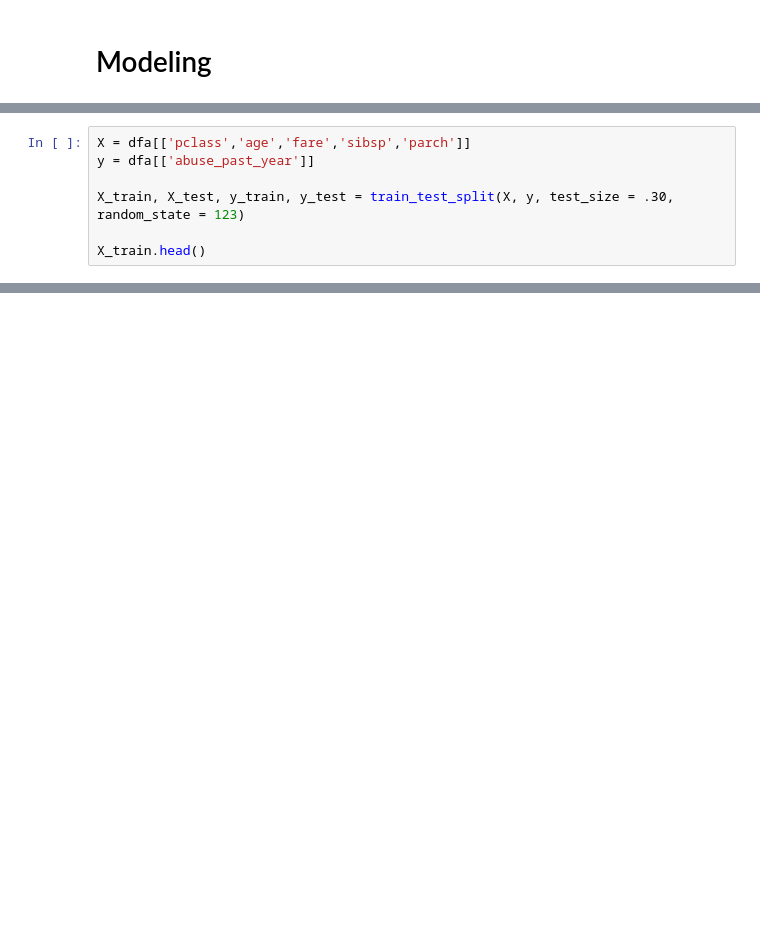
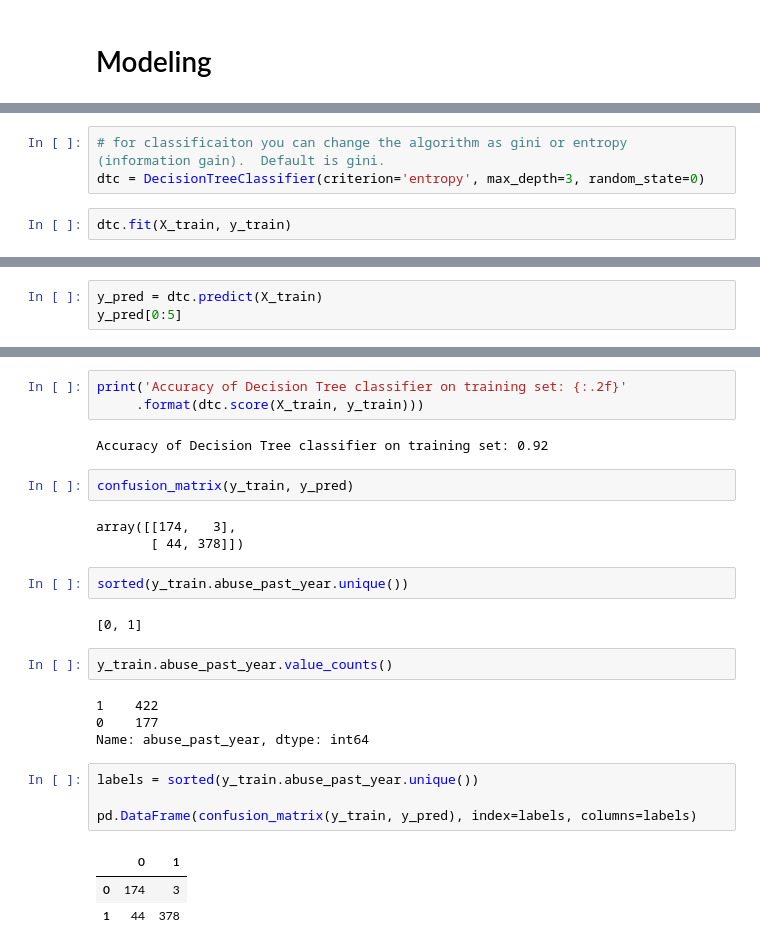
Before and after one commit to codeup-capstone-one/domestic-violence, a Jupyter notebook: dd-phase1.ipynb, the cells around one changed output, grey strips where cells are left out. Saved outputs shown, nothing was run; the diff lists cells and outputs as text; blank space fills up the shorter version.

```diff
--- a/dd-phase1.ipynb
+++ b/dd-phase1.ipynb
@@ -669,7 +729,0 @@ dfa.loc[(dfa['abuse_past_year'] >= 1) & (dfa['severity_increased'] <= 1)].shape
-# %%
-X = dfa[['pclass','age','fare','sibsp','parch']]
-y = dfa[['abuse_past_year']]
-
-X_train, X_test, y_train, y_test = train_test_split(X, y, test_size = .30, random_state = 123)
-
-X_train.head()
@@ -675,0 +773,5 @@ X_train.head()
+# %%
+# for classificaiton you can change the algorithm as gini or entropy (information gain).  Default is gini.
+dtc = DecisionTreeClassifier(criterion='entropy', max_depth=3, random_state=0)
+# %%
+dtc.fit(X_train, y_train)
@@ -675,0 +785,3 @@ X_train.head()
+# %%
+y_pred = dtc.predict(X_train)
+y_pred[0:5]
@@ -675,0 +801,28 @@ X_train.head()
+# %%
+print('Accuracy of Decision Tree classifier on training set: {:.2f}'
+     .format(dtc.score(X_train, y_train)))
+# %% [output]
+Accuracy of Decision Tree classifier on training set: 0.92
+# %%
+confusion_matrix(y_train, y_pred)
+# %% [output]
+array([[174,   3],
+       [ 44, 378]])
+# %%
+sorted(y_train.abuse_past_year.unique())
+# %% [output]
+[0, 1]
+# %%
+y_train.abuse_past_year.value_counts()
+# %% [output]
+1    422
+0    177
+Name: abuse_past_year, dtype: int64
+# %%
+labels = sorted(y_train.abuse_past_year.unique())
+
+pd.DataFrame(confusion_matrix(y_train, y_pred), index=labels, columns=labels)
+# %% [output]
+|  | 0 | 1 |
+| 0 | 174 | 3 |
+| 1 | 44 | 378 |
```
Also changed, not shown: parts of 41 cells of this notebook.
